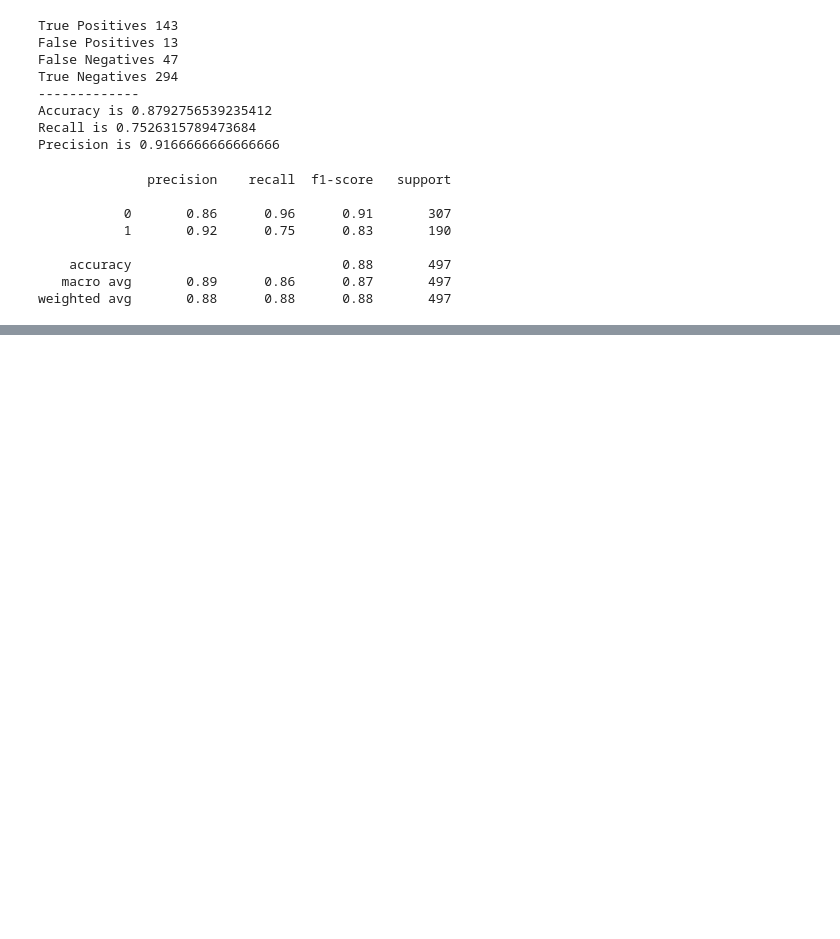
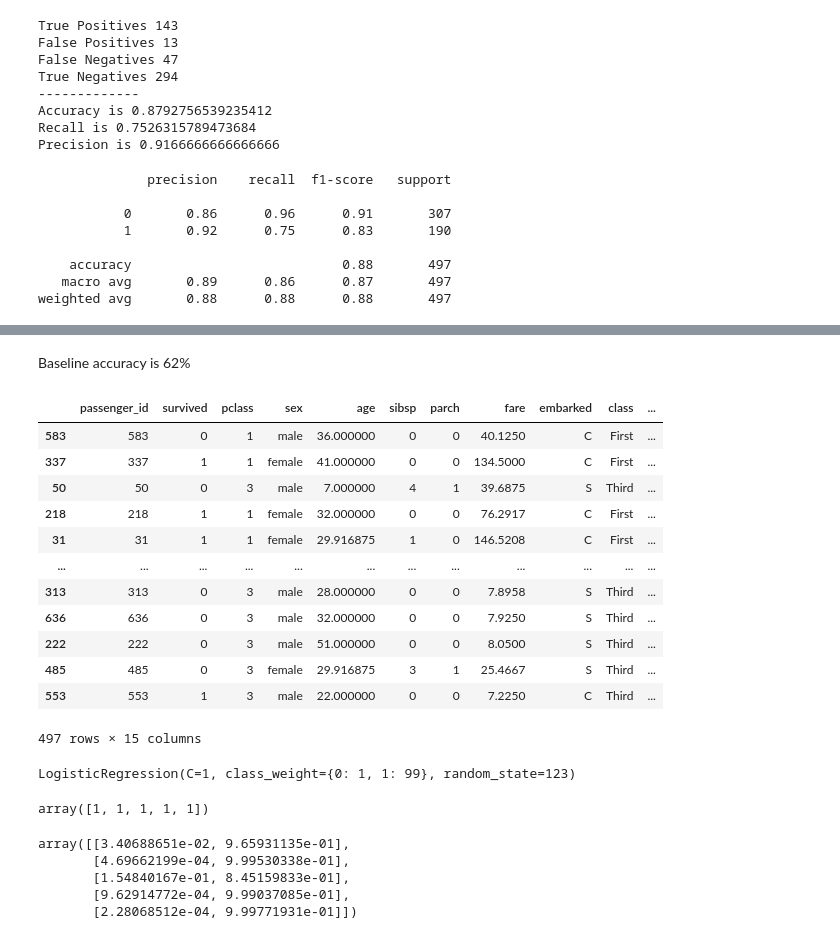
Before and after one commit to DesireeMcElroy/classification-exercises, a Jupyter notebook: model.ipynb, the cells around one changed output, grey strips where cells are left out. Drawn from its saved outputs; the diff is of its cells as text; code cells hidden in the pictures; blank space fills up the shorter version.

```diff
--- a/model.ipynb
+++ b/model.ipynb
@@ -544,0 +882,2 @@ weighted avg       0.88      0.88      0.88       497
+# %%
+train['baseline'] = 0
@@ -544,0 +896,19 @@ weighted avg       0.88      0.88      0.88       497
+# %% [markdown]
+Baseline accuracy is 62%
+# %%
+# Include sex in your model as well. Note that you'll need to encode or create a dummy variable of this feature before including it in a model.
+train.drop(columns = 'baseline')
+# %% [output]
+|  | passenger_id | survived | pclass | sex | age | sibsp | parch | fare | embarked | class | ... |
+| 583 | 583 | 0 | 1 | male | 36.000000 | 0 | 0 | 40.1250 | C | First | ... |
+| 337 | 337 | 1 | 1 | female | 41.000000 | 0 | 0 | 134.5000 | C | First | ... |
+| 50 | 50 | 0 | 3 | male | 7.000000 | 4 | 1 | 39.6875 | S | Third | ... |
+| 218 | 218 | 1 | 1 | female | 32.000000 | 0 | 0 | 76.2917 | C | First | ... |
+| 31 | 31 | 1 | 1 | female | 29.916875 | 1 | 0 | 146.5208 | C | First | ... |
+| ... | ... | ... | ... | ... | ... | ... | ... | ... | ... | ... | ... |
+| 313 | 313 | 0 | 3 | male | 28.000000 | 0 | 0 | 7.8958 | S | Third | ... |
+| 636 | 636 | 0 | 3 | male | 32.000000 | 0 | 0 | 7.9250 | S | Third | ... |
+| 222 | 222 | 0 | 3 | male | 51.000000 | 0 | 0 | 8.0500 | S | Third | ... |
+| 485 | 485 | 0 | 3 | female | 29.916875 | 3 | 1 | 25.4667 | S | Third | ... |
+| 553 | 553 | 1 | 3 | male | 22.000000 | 0 | 0 | 7.2250 | C | Third | ... |
+497 rows × 15 columns
@@ -544,0 +918,18 @@ weighted avg       0.88      0.88      0.88       497
+# %%
+logit.fit(x_train, y_train)
+# %% [output]
+LogisticRegression(C=1, class_weight={0: 1, 1: 99}, random_state=123)
+# %%
+y_pred = logit.predict(x_train)
+y_pred[:5]
+# %% [output]
+array([1, 1, 1, 1, 1])
+# %%
+y_pred_proba = logit.predict_proba(x_train)
+y_pred_proba[:5]
+# %% [output]
+array([[3.40688651e-02, 9.65931135e-01],
+       [4.69662199e-04, 9.99530338e-01],
+       [1.54840167e-01, 8.45159833e-01],
+       [9.62914772e-04, 9.99037085e-01],
+       [2.28068512e-04, 9.99771931e-01]])
```
Also changed, not shown: parts of 46 cells of this notebook.
